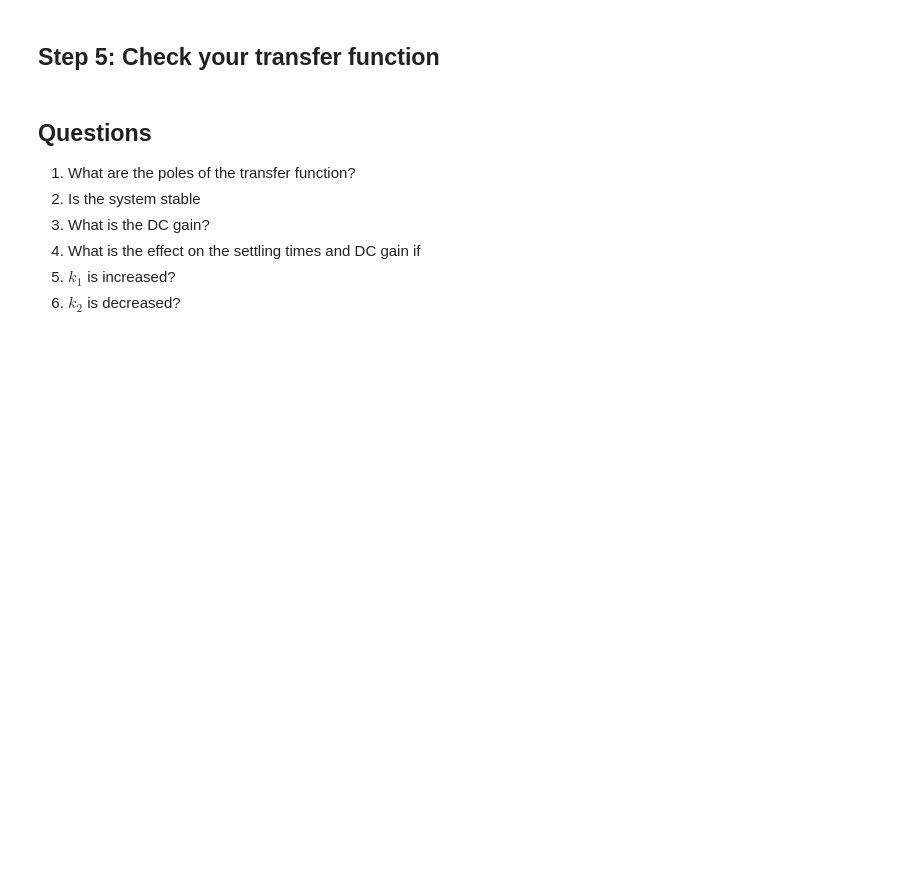
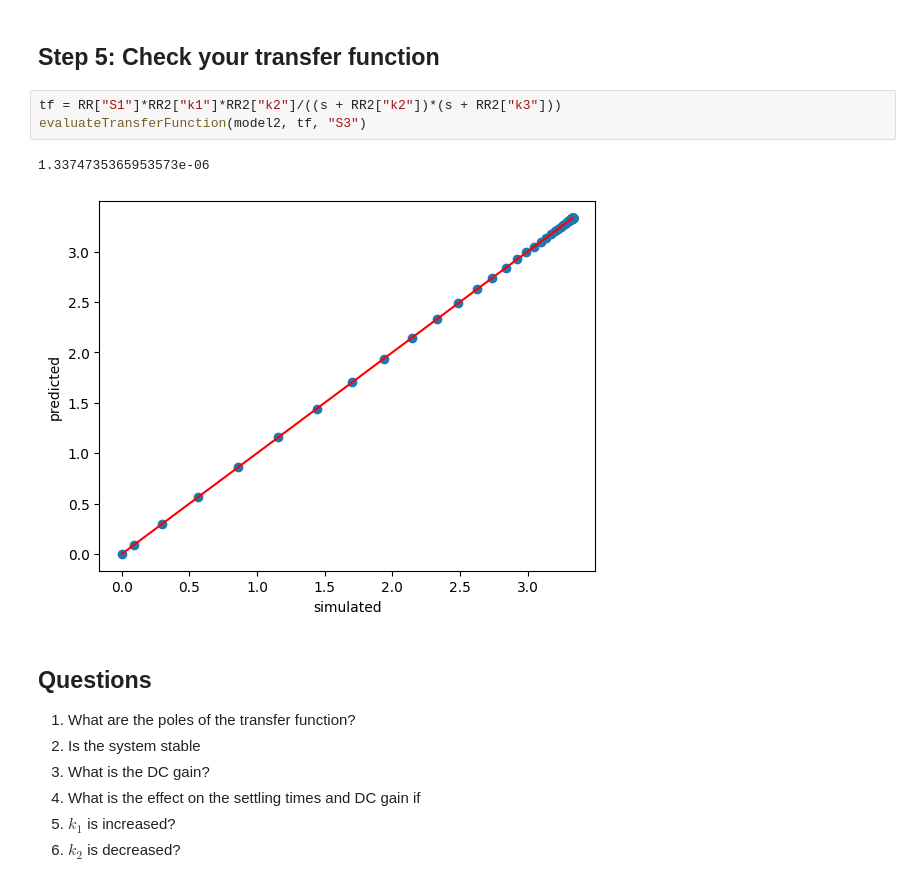
Before and after one commit to joseph-hellerstein/advanced-controls-lectures, a Jupyter notebook: lectures/lecture_09-linear_time_invariant_systems/practice_with_transfer_functions.ipynb, the cells around one changed output. Drawn from its saved outputs; the diff is of its cells as text; blank space fills up the shorter version.

```diff
--- a/lectures/lecture_09-linear_time_invariant_systems/practice_with_transfer_functions.ipynb
+++ b/lectures/lecture_09-linear_time_invariant_systems/practice_with_transfer_functions.ipynb
@@ -133,5 +243,11 @@ RR2.plot()
 # %% [markdown]
 ## Step 5: Check your transfer function
+# %%
+tf = RR["S1"]*RR2["k1"]*RR2["k2"]/((s + RR2["k2"])*(s + RR2["k3"]))
+evaluateTransferFunction(model2, tf, "S3")
+# %% [output]
+1.3374735365953573e-06
+[figure, added]
 # %% [markdown]
 ## Questions
 1. What are the poles of the transfer function?
```
Also changed, not shown: parts of 39 cells of this notebook, 1 other file.
